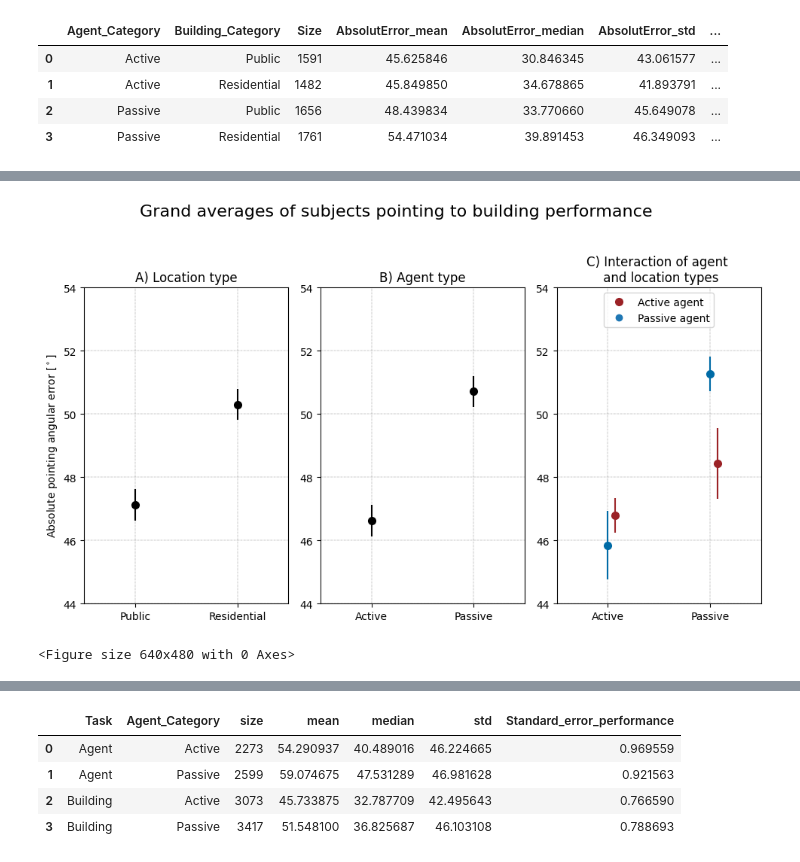
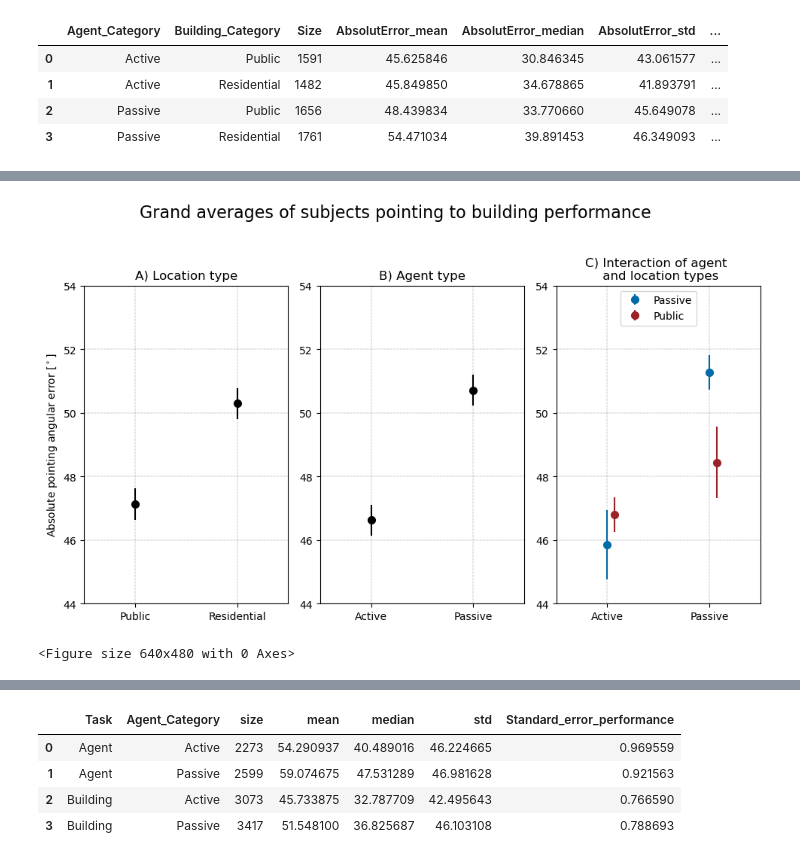
Before and after one commit to tracysanchez/DataAnalysis, a Jupyter notebook: Joining_FinalData/4_Dwelling_times.ipynb, the cells around one changed output, grey strips where cells are left out. Saved outputs shown, nothing was run; the diff lists cells and outputs as text; code cells hidden in the pictures.

```diff
--- a/Joining_FinalData/4_Dwelling_times.ipynb
+++ b/Joining_FinalData/4_Dwelling_times.ipynb
@@ -18,4 +21,5 @@ import matplotlib.colors as mcolors
 # %%
+sns.set_style('whitegrid')  # For seaborn
 params = {'legend.fontsize': 'x-large',
           'figure.figsize': (15, 5),
          'axes.labelsize': 'x-large',
@@ -160,2 +238,14 @@ Performance_Summary_Agent = generate_performance_summary(AgentData_Fixations_Wid
 # %%
-Performance_Summary_Agent
+def compute_performance(df, group_cols):
+    agg_data = df.groupby(group_cols)['AbsolutError'].agg(['size','mean','median', 'std']).reset_index()
+    agg_data["Standard_error_performance"] = agg_data['std'] / np.sqrt(agg_data["size"])
+    return agg_data
+
+Performance_Building = compute_performance(Complete_Experiments, "Building_Category")
+Performance_Agent = compute_performance(Complete_Experiments, "Agent_Category")
+Performance_Interaction = compute_performance(Complete_Experiments, ["Building_Category", "Agent_Category"])
+SecondExp = compute_performance(ConcatSecondExperiment, "Task")
+SecondExp.insert(1,'Add' , 'Add')
+SecondExp_Inter_Agent = compute_performance(ConcatSecondExperiment, ['Task', 'Agent_Category'])
+SecondExp_Inter_Building = compute_performance(ConcatSecondExperiment, ['Task', 'Building_Category'])
+SecondExp_Inter_Building["Standard_error_performance"] = SecondExp_Inter_Building['std'] / np.sqrt(SecondExp_Inter_Building["size"])
@@ -723,13 +1068,0 @@ plt.savefig("/Users/tracysanchezpacheco/Desktop/Model_Estimates.png",  bbox_inch
-# %%
-# Two experiments: Just location distintion
-Performance_Building = pd.DataFrame(Complete_Experiments.groupby("Building_Category")['AbsolutError'].agg(['size','mean','median', 'std']))
-Performance_Building.reset_index(inplace=True)
-Performance_Building["Standard_error_performance"] = (Performance_Building['std'])/np.sqrt(Performance_Building["size"])
-#Two experiments: Just agent distintion
-Performance_Agent = pd.DataFrame(Complete_Experiments.groupby("Agent_Category")['AbsolutError'].agg(['size','mean','median', 'std']))
-Performance_Agent.reset_index(inplace=True)
-Performance_Agent["Standard_error_performance"] = (Performance_Agent['std'])/np.sqrt(Performance_Agent["size"])
-#Two experiments: Interaction
-Performance_Interaction = pd.DataFrame(Complete_Experiments.groupby(["Building_Category","Agent_Category"])['AbsolutError'].agg(['size','mean','median', 'std']))
-Performance_Interaction.reset_index(inplace=True)
-Performance_Interaction["Standard_error_performance"] = (Performance_Interaction['std'])/np.sqrt(Performance_Interaction["size"])
@@ -813,36 +1227,38 @@ ax0.set_ylabel("Absolute pointing angular error [$^\circ$]")
 ax1 = fig.add_subplot(gs[0,1], sharey=ax0)
 ax1.errorbar(x=Performance_Agent.iloc[0][0],y=Performance_Agent.iloc[0][2],
              yerr=Performance_Agent.iloc[0][5], fmt='o', color= '#000000', label= "Active", markersize=7, capthick=20)
 ax1.errorbar(x=Performance_Agent.iloc[1][0],y=Performance_Agent.iloc[1][2],
              yerr=Performance_Agent.iloc[1][5], fmt='o', color= '#000000', label= "Passive", markersize=7, capthick=20)
-#ax1.set_yticklabels([])
 ax1.set_title('B) Agent type')
 
 # Add the third plot, which spans two rows on the right
 ax2 = fig.add_subplot(gs[0,2], sharey=ax0)  # this makes it span two rows
 ax2.errorbar(x=0 + 0.07,y=Performance_Interaction.iloc[0][3],
              yerr=Performance_Interaction.iloc[0][6], fmt='o', color= '#9b2226', label= "Public", markersize=7, capthick=20)
 ax2.errorbar(x=Performance_Interaction.iloc[2][1],y=Performance_Interaction.iloc[2][3],
              yerr=Performance_Interaction.iloc[2][6], fmt='o', color= '#006ba6', label= "Passive", markersize=7, capthick=20)
 ax2.errorbar(x=1 + 0.07,y=Performance_Interaction.iloc[1][3],
              yerr=Performance_Interaction.iloc[1][6], fmt='o', color= '#9b2226', label= "Public", markersize=7, capthick=20)
 ax2.errorbar(x=Performance_Interaction.iloc[3][1],y=Performance_Interaction.iloc[3][3],
              yerr=Performance_Interaction.iloc[3][6], fmt='o', color= '#006ba6', label= "Passive", markersize=7, capthick=20)
-#ax2.set_yticklabels([])
-ax2.legend(handles[0:],labels[-2:],loc="upper center", fontsize=10)
 
+
+# For ax2's legend, manually select the first and third legend entries
+handles, labels = ax2.get_legend_handles_labels()
+desired_legend = [handles[1], handles[0], labels[1], labels[0]]
+ax2.legend([desired_legend[0], desired_legend[1]], [desired_legend[2], desired_legend[3]], loc="upper center", fontsize=10)
 ax2.set_title('C) Interaction of agent \n and location types')
 
 for n, subplot in np.ndenumerate([ax0,ax1,ax2]):
     subplot.set_xlim((-0.5, 1.5))
     subplot.xaxis.set_major_locator(matplotlib.ticker.FixedLocator([0,1]))
     subplot.grid(True, color = "grey", linewidth = "0.3", linestyle = "-.")
     subplot.tick_params(axis='both', labelsize=10)
 fig.suptitle('Grand averages of subjects pointing to building performance', fontsize=16)
 plt.tight_layout(rect=[0.02, 0.03, 1, 0.95])
 plt.show()
-plt.savefig("/Users/tracysanchezpacheco/Desktop/Two_Experiments_Three_plots.png",  bbox_inches="tight",
+plt.savefig("/Volumes/TwoTeras/2_DataSets_Experiments_1_2/Plots/Two_Experiments_Three_plots.png",  bbox_inches="tight",
             pad_inches=0.3, transparent=True)
 # %% [output]
-[figure, old version]
+[figure, new version]
 <Figure size 640x480 with 0 Axes>
```
Also changed, not shown: parts of 81 cells of this notebook, 10 other files.
